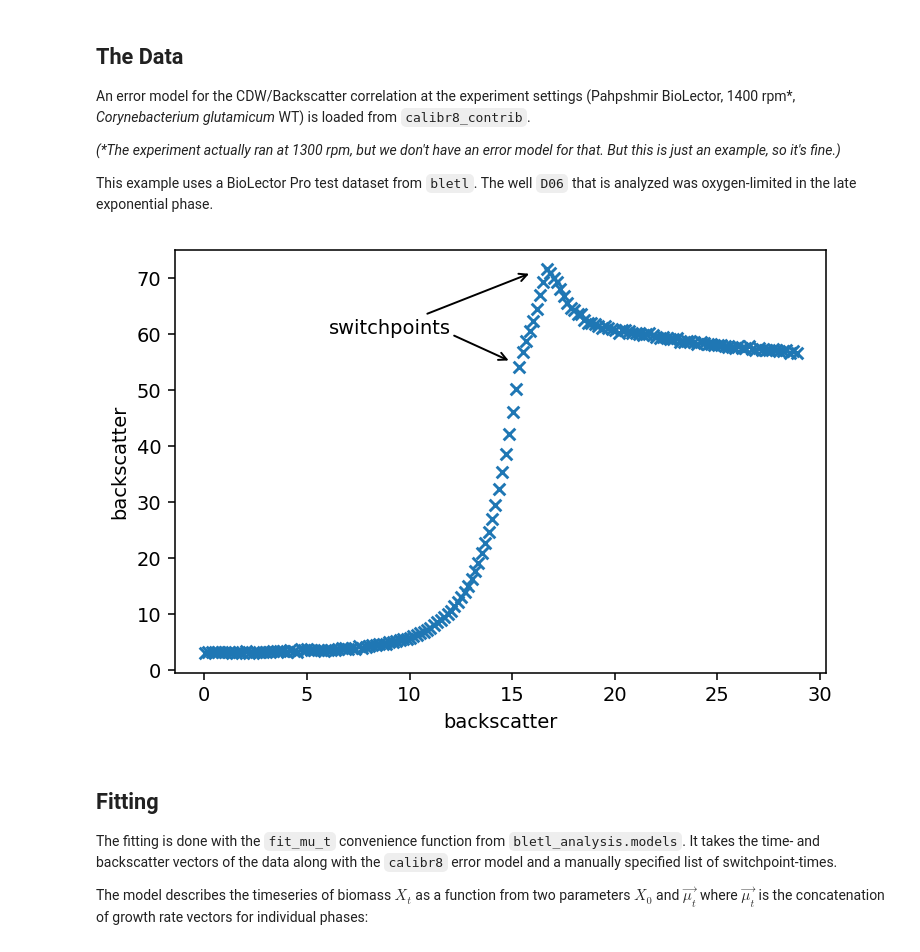
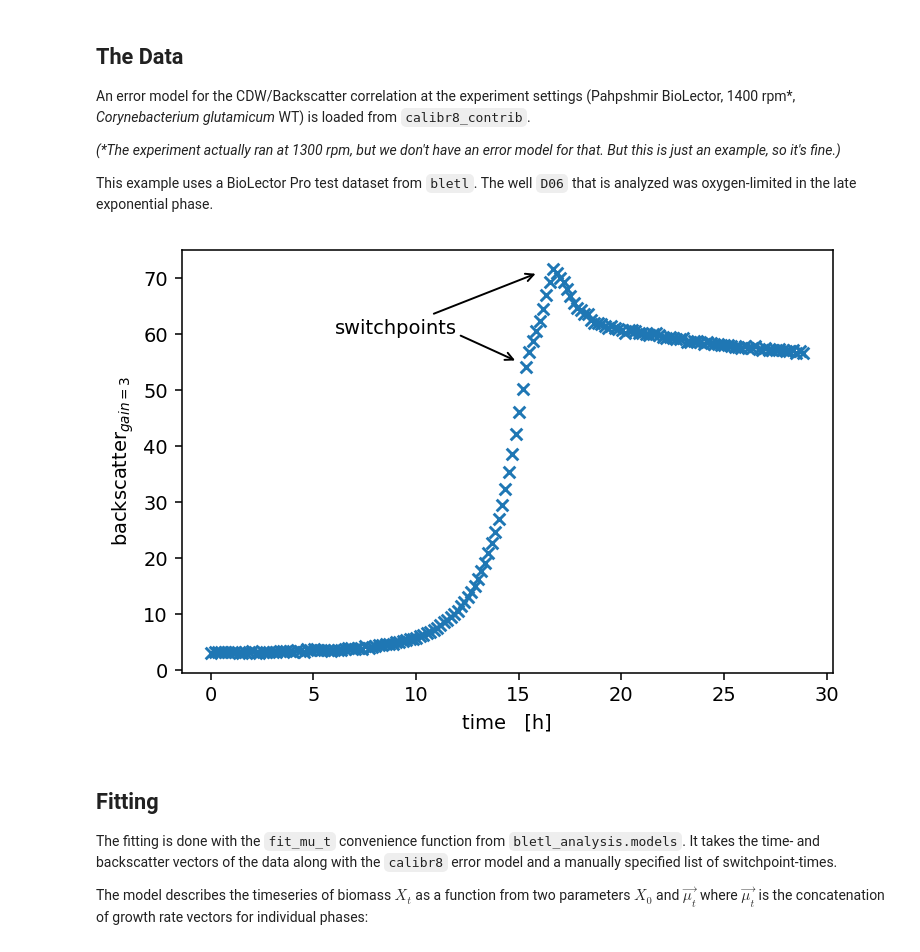
Before and after one commit to JuBiotech/bletl, a Jupyter notebook: examples/Analysis_BayesianVariableGrowthRate.ipynb, the cells around one changed output. Cells and saved outputs as stored; diff of their text form; code cells hidden in the pictures.

```diff
--- a/examples/Analysis_BayesianVariableGrowthRate.ipynb
+++ b/examples/Analysis_BayesianVariableGrowthRate.ipynb
@@ -49,23 +50,23 @@ The well `D06` that is analyzed was oxygen-limited in the late exponential phase
 # %%
 em_cdw = calibr8_contrib.get_model('2020-08-09_Pahpshmir_1400_BS3_CgWT')
 # rename the dependent key for less clutter:
 em_cdw.dependent_key = 'BS3'
 
 bldata = bletl.parse(
     pathlib.Path(r'..\bletl_pro\tests\data\BLPro\22-HM_Coryne_Batch_O2Up-HM-2018-05-09-08-56-27.csv'),
 )
 bs3 = bldata['BS3']
 t, y = bs3.get_timeseries('D06')
 
 fig, ax = pyplot.subplots(dpi=140)
 ax.scatter(t, y, marker='x')
-ax.set_ylabel('backscatter')
-ax.set_xlabel('backscatter')
+ax.set_ylabel('backscatter$_{gain=3}$')
+ax.set_xlabel('time   [h]')
 ax.annotate("", xy=(15, 55), xytext=(12, 60), arrowprops=dict(arrowstyle="->"))
 ax.annotate("switchpoints", xy=(16, 71), xytext=(12, 60), arrowprops=dict(arrowstyle="->"), horizontalalignment='right')
 pyplot.show()
 # %% [output]
-[figure, old version]
+[figure, new version]
 # %% [markdown]
 ## Fitting
 The fitting is done with the `fit_mu_t` convenience function from `bletl_analysis.models`.
```
Also changed, not shown: parts of 9 cells of this notebook.
